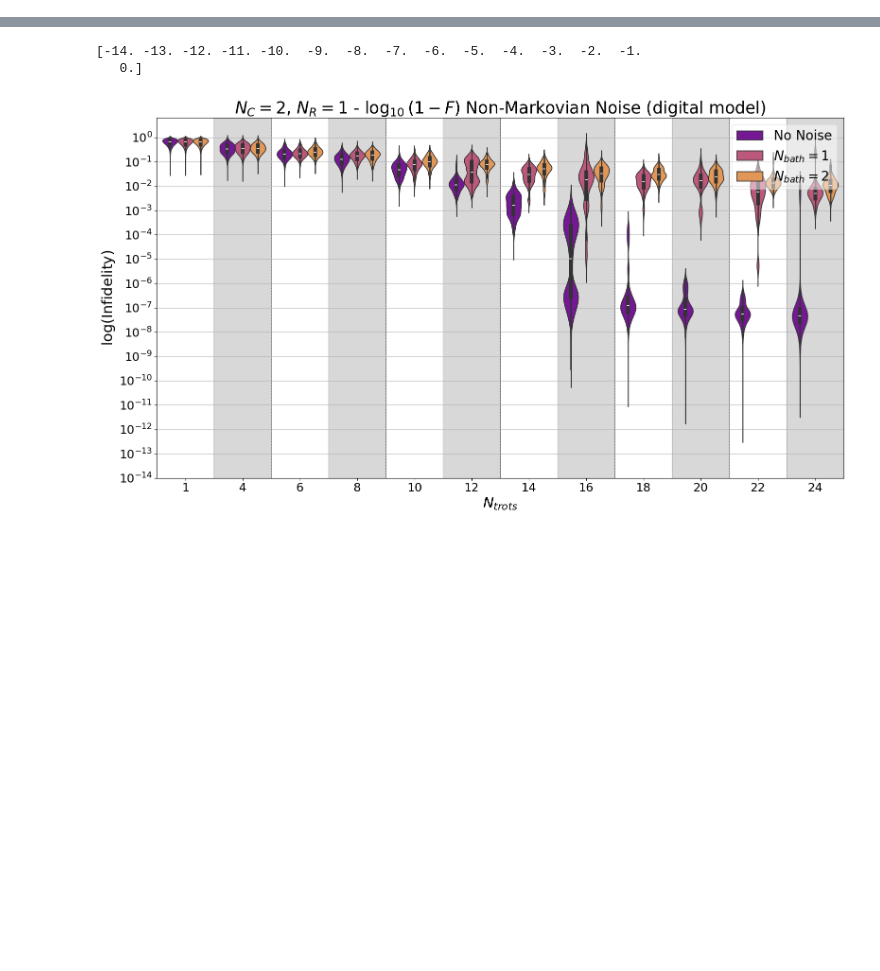
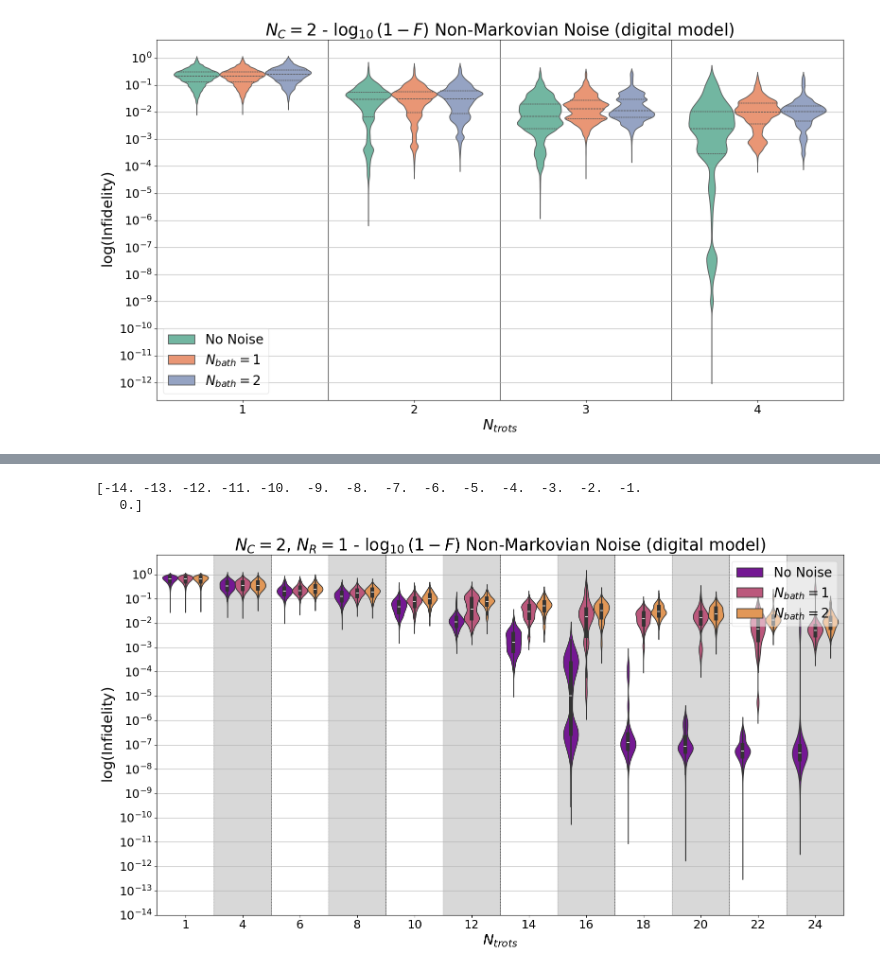
Before and after one commit to sophieblock/qrc, a Jupyter notebook: digital_noise.ipynb, the cells around one changed output, grey strips where cells are left out. Saved outputs shown, nothing was run; the diff lists cells and outputs as text; code cells hidden in the pictures; blank space fills up the shorter version.

```diff
--- a/digital_noise.ipynb
+++ b/digital_noise.ipynb
@@ -163 +519,66 @@ all_data_df = pd.DataFrame(rows)
+# %%
+# data_Nc_1 = all_data_df[all_data_df['N_C'] == 1]
+data_Nc_2 = all_data_df[all_data_df['N_C'] == 2]
+df_to_plot = data_Nc_2
+selected_trots = [1,2,3,4]
+# df_to_plot = df_to_plot[df_to_plot['Trotter_Step'].isin([selected_trots])]
+df_to_plot = df_to_plot[df_to_plot['Trotter_Step'] <= 4]
+# Create a violin plot based on the new DataFrame
+fig, ax = plt.subplots(figsize=(16, 9))
+
+
+all_test_results = df_to_plot.explode('Error_Test_Results').reset_index()
+all_test_results['Log(Infidelity)'] = all_test_results['Error_Test_Results']
+
+# Add vertical strips of color
+unique_trotter_steps = sorted(all_test_results['Trotter_Step'].unique())
+positions = range(1, len(unique_trotter_steps) + 1)
+for i, pos in enumerate(positions):
+    ax.axvline(x=pos - 0.5, color='black', linestyle='-', linewidth=0.8, zorder=0)
+
+sns.violinplot(
+    x='Trotter_Step',
+    y='Log(Infidelity)',
+    hue='Bath',
+    data=all_test_results,
+    ax=ax,
+    # bw_adjust=0.5,
+    density_norm='width',
+    palette='Set2',
+    inner="quart",
+    zorder=2
+)
+
+
+# Customize legend
+handles, labels = ax.get_legend_handles_labels()
+new_labels = ['No Noise' if int(label) == 0 else f'$N_{{bath}} = {label}$' for label in labels]
+legend = ax.legend(handles, new_labels, title_fontsize=16, loc='lower left', fontsize=20, fancybox=True, framealpha=0.5)
+
+# Customize grid and title
+ax.yaxis.grid(True, zorder=1)
+ax.xaxis.grid(False)
+
+ax.set_title(f'$N_C = {N_ctrl}$ - $\log_{{10}}(1 - F)$ Non-Markovian Noise (digital model)', fontsize=25)
+ax.set_xlabel('$N_{trots}$', fontsize=22)
+ax.set_ylabel(r'$\log(\text{Infidelity})$', fontsize=22)
+
+# Adjust Y-ticks for log scale
+y_ticks = ax.get_yticks()
+whole_y_ticks = [tick for tick in y_ticks if tick == int(tick) and tick <= 0]
+min_tick = min(whole_y_ticks)
+max_tick = max(whole_y_ticks)
+whole_y_ticks = np.arange(min_tick+2, max_tick + 1, 1)
+
+ax.set_yticks(whole_y_ticks)
+ax.set_yticklabels([f'$10^{{{int(tick)}}}$' for tick in whole_y_ticks])
+
+# Adjust tick sizes
+ax.tick_params(axis='y', labelsize=18)
+ax.tick_params(axis='x', labelsize=18)
+
+plt.tight_layout()
+plt.show()
+# %% [output]
+[figure, added]
 # %%
```
Also changed, not shown: parts of 11 cells of this notebook, 1 other file.
